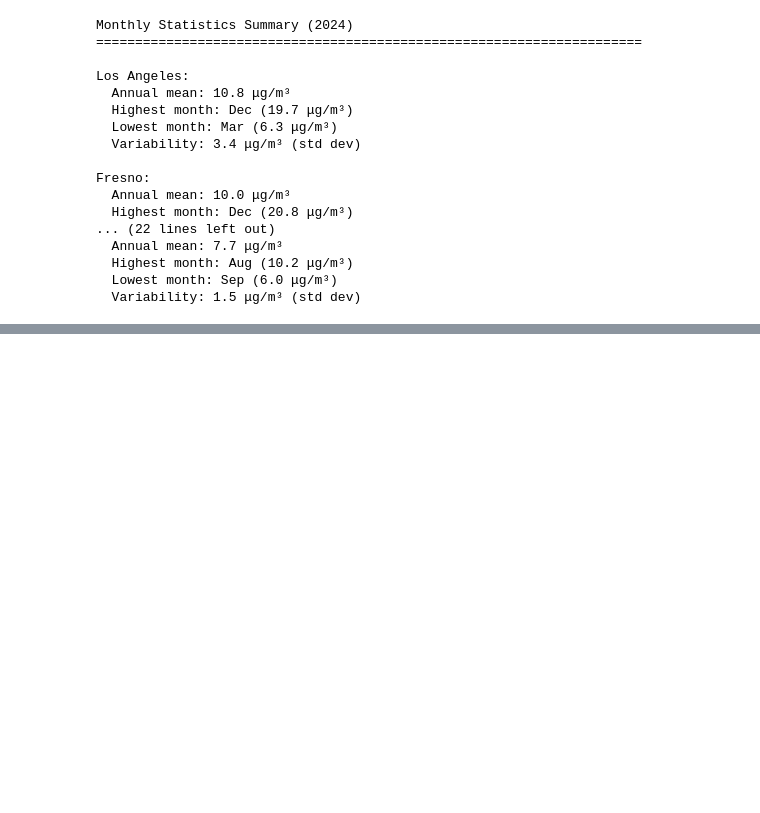
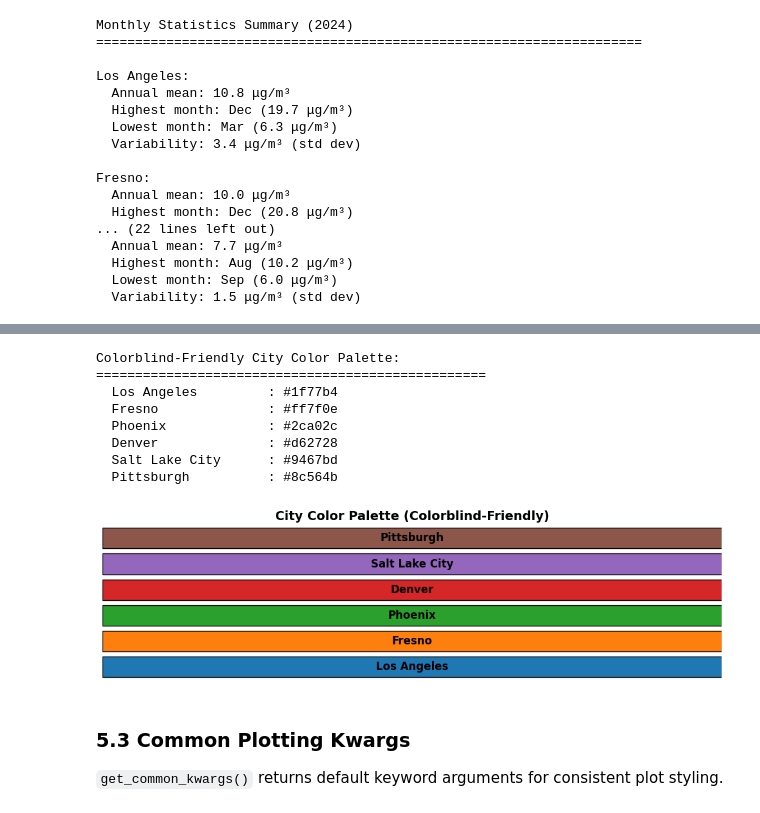
Before and after one commit to Ni-Bu/Air-Quality-Analysis, a Jupyter notebook: analysis_demo.ipynb, the cells around one changed output, grey strips where cells are left out. Saved outputs shown, nothing was run; the diff lists cells and outputs as text; code cells hidden in the pictures; blank space fills up the shorter version.

Commit message:
Add Section 5 to demo notebook demonstrating all plotting utility functions with real data

```diff
--- a/analysis_demo.ipynb
+++ b/analysis_demo.ipynb
@@ -423,0 +443,12 @@ Fresno:
+# %%
+# Get the default plot style
+style = get_plot_style()
+print("Default plot style configuration:")
+print("=" * 50)
+for key, value in style.items():
+    print(f"  {key}: {value}")
+
+# Apply the style to matplotlib
+import matplotlib as mpl
+mpl.rcParams.update(style)
+print("\n✓ Style applied to matplotlib!")
@@ -423,0 +467,40 @@ Fresno:
+# %%
+# Get city colors
+city_colors = get_city_colors()
+
+print("Colorblind-Friendly City Color Palette:")
+print("=" * 50)
+for city, color in city_colors.items():
+    print(f"  {city:20s}: {color}")
+
+# Visualize the color palette
+fig, ax = plt.subplots(figsize=(10, 3))
+for i, (city, color) in enumerate(city_colors.items()):
+    ax.barh(i, 1, color=color, edgecolor='black', linewidth=1)
+    ax.text(0.5, i, city, ha='center', va='center', fontsize=12, fontweight='bold')
+
+ax.set_xlim(0, 1)
+ax.set_ylim(-0.5, len(city_colors) - 0.5)
+ax.set_yticks([])
+ax.set_xticks([])
+ax.set_title('City Color Palette (Colorblind-Friendly)', fontsize=14, fontweight='bold')
+ax.spines['top'].set_visible(False)
+ax.spines['right'].set_visible(False)
+ax.spines['bottom'].set_visible(False)
+ax.spines['left'].set_visible(False)
+plt.tight_layout()
+plt.show()
+# %% [output]
+Colorblind-Friendly City Color Palette:
+==================================================
+  Los Angeles         : #1f77b4
+  Fresno              : #ff7f0e
+  Phoenix             : #2ca02c
+  Denver              : #d62728
+  Salt Lake City      : #9467bd
+  Pittsburgh          : #8c564b
+[figure, added]
+# %% [markdown]
+### 5.3 Common Plotting Kwargs
+
+`get_common_kwargs()` returns default keyword arguments for consistent plot styling.
```
Also changed, not shown: parts of 10 cells of this notebook.
